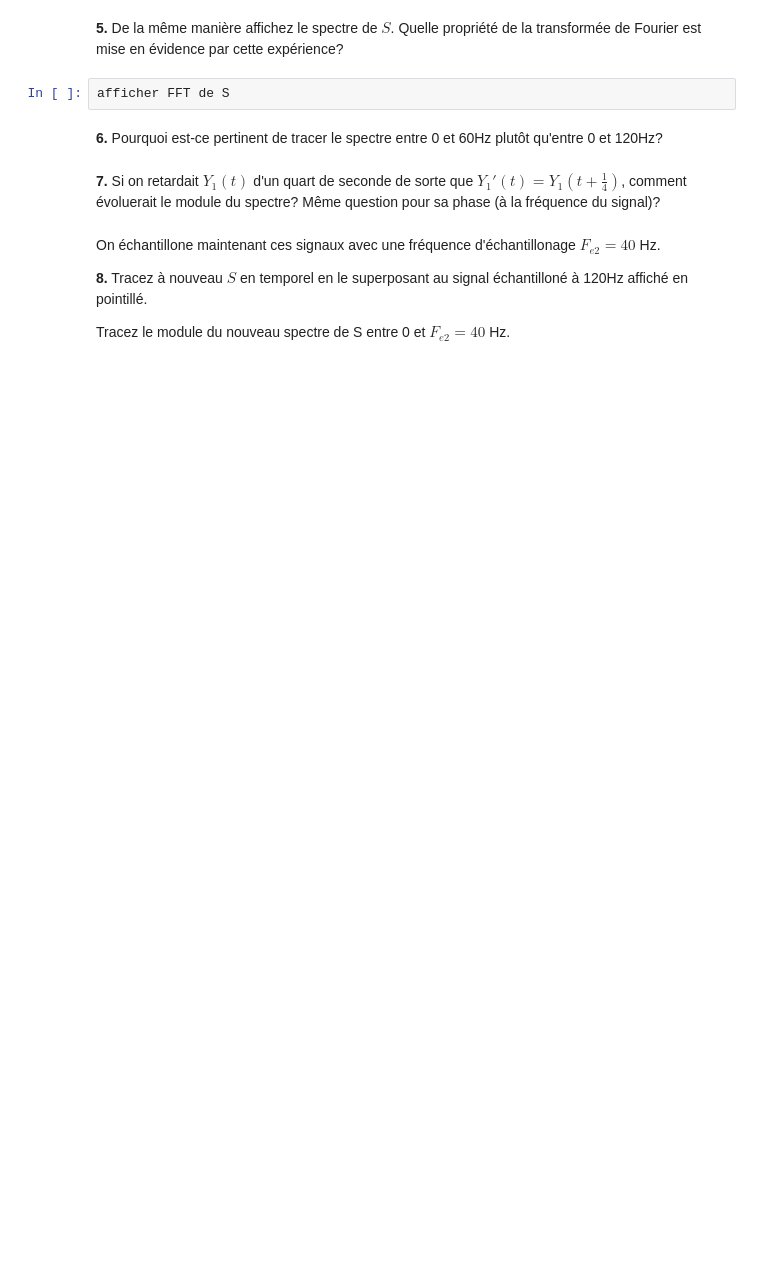
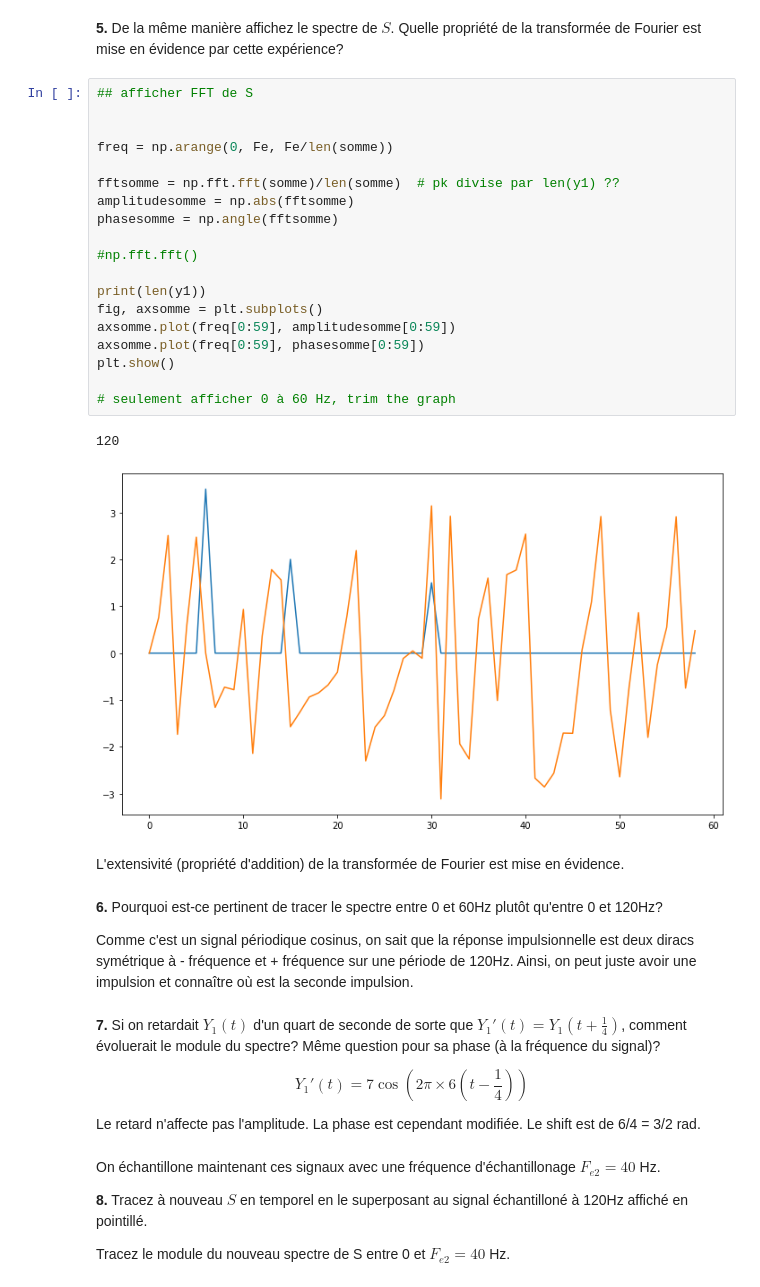
Before and after one commit to shuaisong9/Traitement_TP1, a Jupyter notebook: TP1/code/tp1_seance2.ipynb, the cells around one changed output. Cells and saved outputs as stored; diff of their text form; blank space fills up the shorter version.

```diff
--- a/TP1/code/tp1_seance2.ipynb
+++ b/TP1/code/tp1_seance2.ipynb
@@ -115,11 +183,40 @@ plt.plot(freq, phase1)
 # %% [markdown]
 **5.** De la même manière affichez le spectre de $S$. Quelle propriété de la transformée de Fourier est mise en évidence par cette expérience?
-# %%
-afficher FFT de S
+# %%
+## afficher FFT de S
+
+
+freq = np.arange(0, Fe, Fe/len(somme))
+
+fftsomme = np.fft.fft(somme)/len(somme)  # pk divise par len(y1) ??
+amplitudesomme = np.abs(fftsomme)
+phasesomme = np.angle(fftsomme)
+
+#np.fft.fft()
+
+print(len(y1))
+fig, axsomme = plt.subplots()
+axsomme.plot(freq[0:59], amplitudesomme[0:59])
+axsomme.plot(freq[0:59], phasesomme[0:59])
+plt.show()
+
+# seulement afficher 0 à 60 Hz, trim the graph
+# %% [output]
+120
+[figure, added]
+# %% [markdown]
+L'extensivité (propriété d'addition) de la transformée de Fourier est mise en évidence.
 # %% [markdown]
 **6.** Pourquoi est-ce pertinent de tracer le spectre entre 0 et 60Hz plutôt qu'entre 0 et 120Hz?
+
+Comme c'est un signal périodique cosinus, on sait que la réponse impulsionnelle est deux diracs symétrique à - fréquence et + fréquence sur une période de 120Hz. Ainsi, on peut juste avoir une impulsion et connaître où est la seconde impulsion.
 # %% [markdown]
 **7.** Si on retardait $Y_1(t)$ d'un quart de seconde de sorte que $Y_1'(t)=Y_1(t+\frac{1}{4})$, comment évoluerait le module du spectre? Même question pour sa phase (à la fréquence du signal)?
+
+$$Y_1'(t)=7\cos(2\pi\times6(t-\frac{1}{4}))$$
+
+Le retard n'affecte pas l'amplitude.
+La phase est cependant modifiée. Le shift est de 6/4 = 3/2 rad.
 # %% [markdown]
 On échantillone maintenant ces signaux avec une fréquence d'échantillonage $F_{e2}=40$ Hz.
 
```
Also changed, not shown: parts of 9 cells of this notebook, 1 other file.
